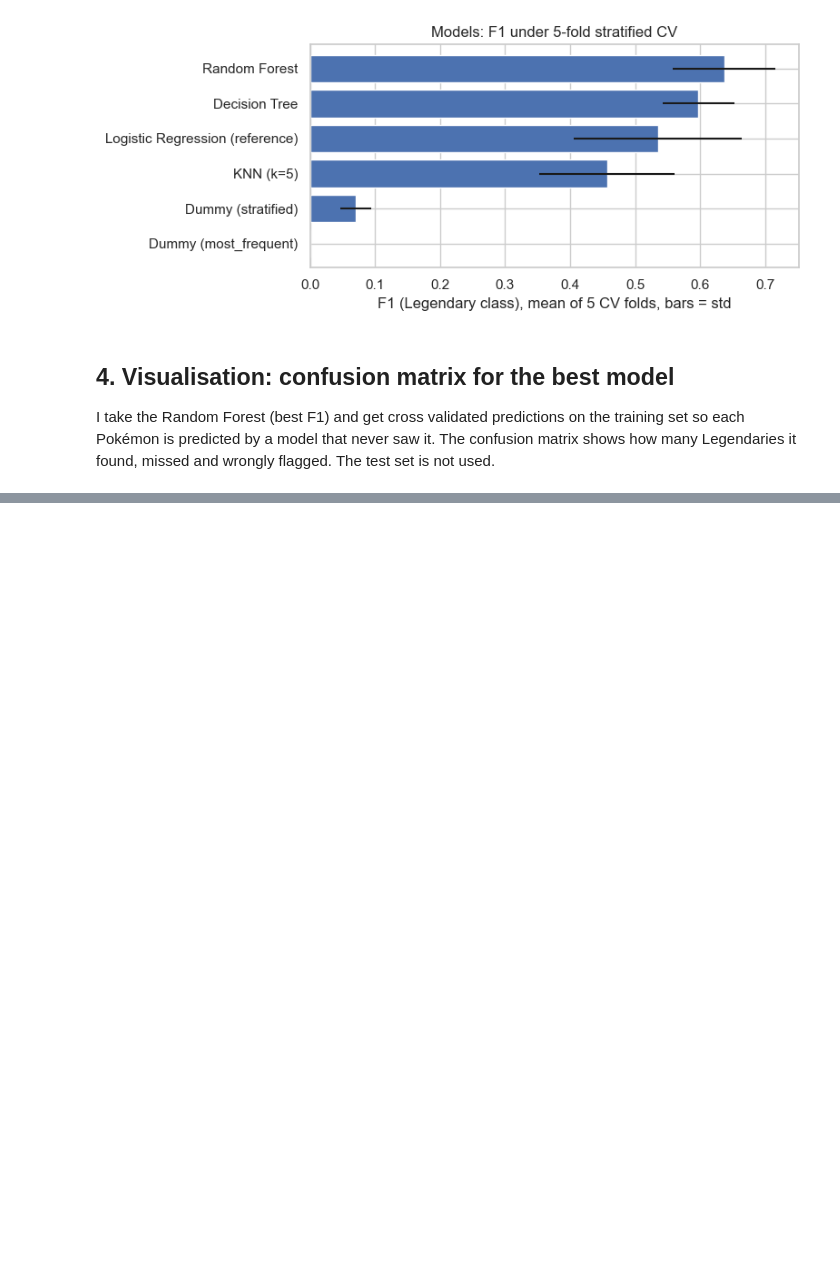
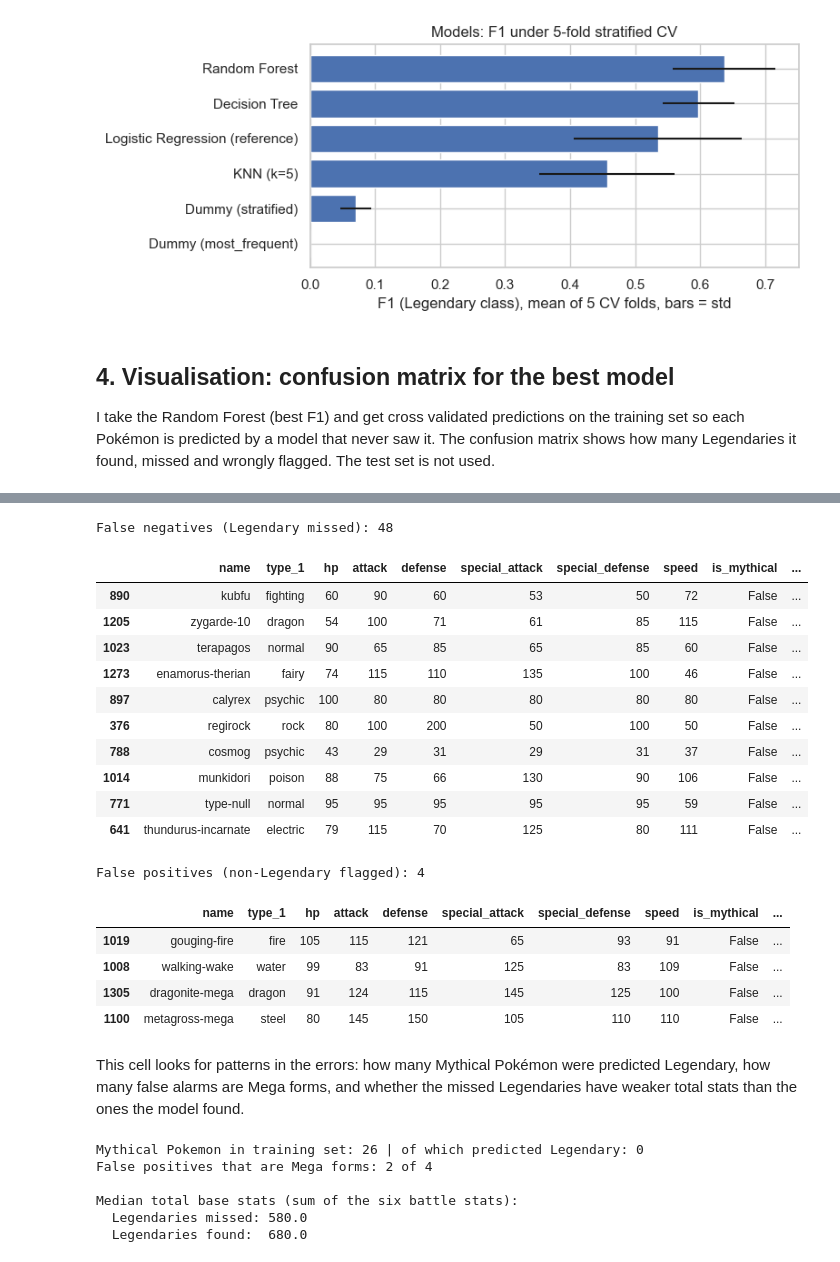
Before and after one commit to Cianfl234/ct4101-pokemon-legendary-classification, a Jupyter notebook: notebooks/02_model_comparison.ipynb, the cells around one changed output, grey strips where cells are left out. Cells and saved outputs as stored; diff of their text form; code cells hidden in the pictures; blank space fills up the shorter version.

Commit message:
Add confusion matrix, error analysis and draft conclusion

```diff
--- a/notebooks/02_model_comparison.ipynb
+++ b/notebooks/02_model_comparison.ipynb
@@ -190,0 +198,52 @@ NameError: name 'make_pipeline' is not defined
+# %%
+info_cols = ["name", "type_1", "hp", "attack", "defense", "special_attack", "special_defense", "speed", "is_mythical"]
+errors = df.loc[X_train.index, info_cols].copy()
+errors["prob_legendary"] = proba_rf.round(2)
+errors["is_legendary"] = y_train.values
+errors["predicted"] = pred_rf
+
+false_neg = errors[(errors.is_legendary == 1) & (errors.predicted == 0)].sort_values("prob_legendary")
+false_pos = errors[(errors.is_legendary == 0) & (errors.predicted == 1)].sort_values("prob_legendary", ascending=False)
+
+print(f"False negatives (Legendary missed): {len(false_neg)}")
+display(false_neg.head(10))
+print(f"False positives (non-Legendary flagged): {len(false_pos)}")
+display(false_pos)
+# %% [output]
+False negatives (Legendary missed): 48
+|  | name | type_1 | hp | attack | defense | special_attack | special_defense | speed | is_mythical | ... |
+| 890 | kubfu | fighting | 60 | 90 | 60 | 53 | 50 | 72 | False | ... |
+| 1205 | zygarde-10 | dragon | 54 | 100 | 71 | 61 | 85 | 115 | False | ... |
+| 1023 | terapagos | normal | 90 | 65 | 85 | 65 | 85 | 60 | False | ... |
+| 1273 | enamorus-therian | fairy | 74 | 115 | 110 | 135 | 100 | 46 | False | ... |
+| 897 | calyrex | psychic | 100 | 80 | 80 | 80 | 80 | 80 | False | ... |
+| 376 | regirock | rock | 80 | 100 | 200 | 50 | 100 | 50 | False | ... |
+| 788 | cosmog | psychic | 43 | 29 | 31 | 29 | 31 | 37 | False | ... |
+| 1014 | munkidori | poison | 88 | 75 | 66 | 130 | 90 | 106 | False | ... |
+| 771 | type-null | normal | 95 | 95 | 95 | 95 | 95 | 59 | False | ... |
+| 641 | thundurus-incarnate | electric | 79 | 115 | 70 | 125 | 80 | 111 | False | ... |
+False positives (non-Legendary flagged): 4
+|  | name | type_1 | hp | attack | defense | special_attack | special_defense | speed | is_mythical | ... |
+| 1019 | gouging-fire | fire | 105 | 115 | 121 | 65 | 93 | 91 | False | ... |
+| 1008 | walking-wake | water | 99 | 83 | 91 | 125 | 83 | 109 | False | ... |
+| 1305 | dragonite-mega | dragon | 91 | 124 | 115 | 145 | 125 | 100 | False | ... |
+| 1100 | metagross-mega | steel | 80 | 145 | 150 | 105 | 110 | 110 | False | ... |
+# %% [markdown]
+This cell looks for patterns in the errors: how many Mythical Pokémon were predicted Legendary, how many false alarms are Mega forms, and whether the missed Legendaries have weaker total stats than the ones the model found.
+# %%
+print("Mythical Pokemon in training set:", int(errors.is_mythical.sum()),
+      "| of which predicted Legendary:", int(errors[errors.is_mythical].predicted.sum()))
+print("False positives that are Mega forms:", int(false_pos.name.str.contains("mega").sum()), "of", len(false_pos))
+print()
+stat_cols = ["hp", "attack", "defense", "special_attack", "special_defense", "speed"]
+found = errors[(errors.is_legendary == 1) & (errors.predicted == 1)]
+print("Median total base stats (sum of the six battle stats):")
+print("  Legendaries missed:", false_neg[stat_cols].sum(axis=1).median())
+print("  Legendaries found: ", found[stat_cols].sum(axis=1).median())
+# %% [output]
+Mythical Pokemon in training set: 26 | of which predicted Legendary: 0
+False positives that are Mega forms: 2 of 4
+
+Median total base stats (sum of the six battle stats):
+  Legendaries missed: 580.0
+  Legendaries found:  680.0
```
Also changed, not shown: parts of 6 cells of this notebook.
